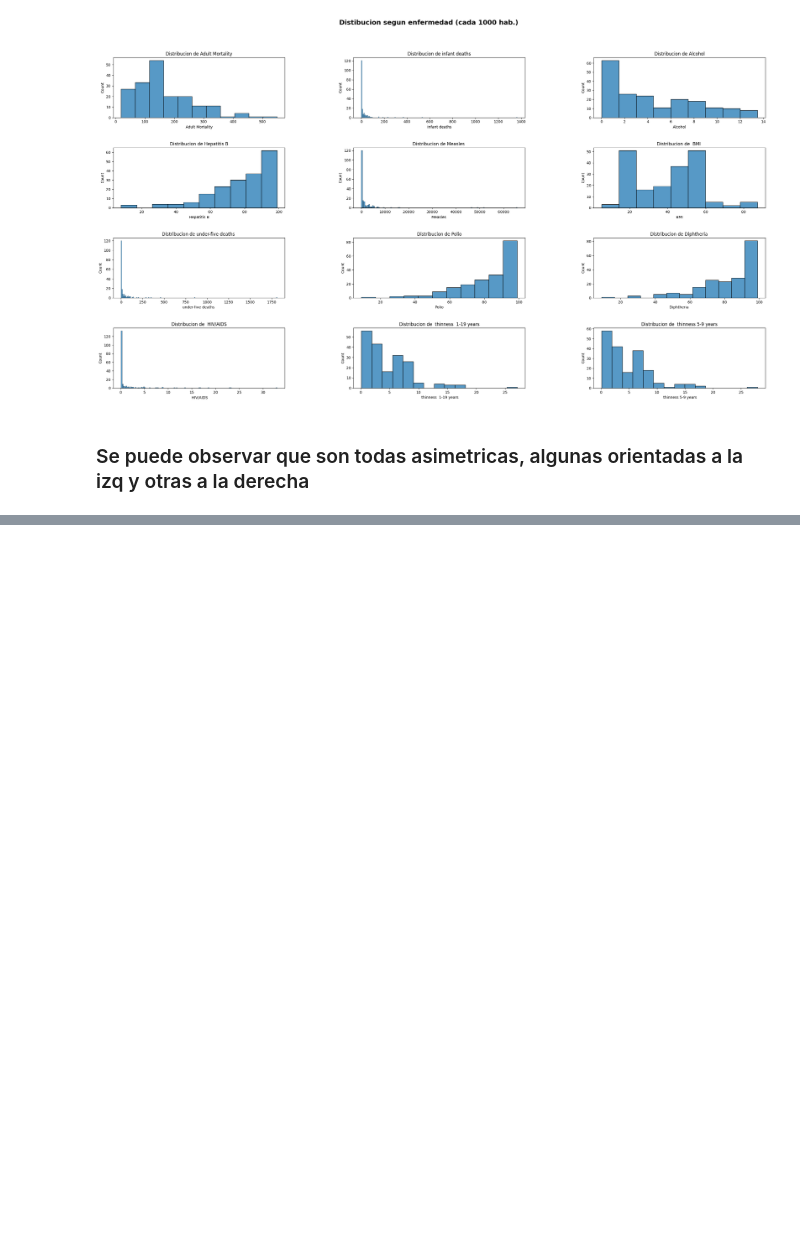
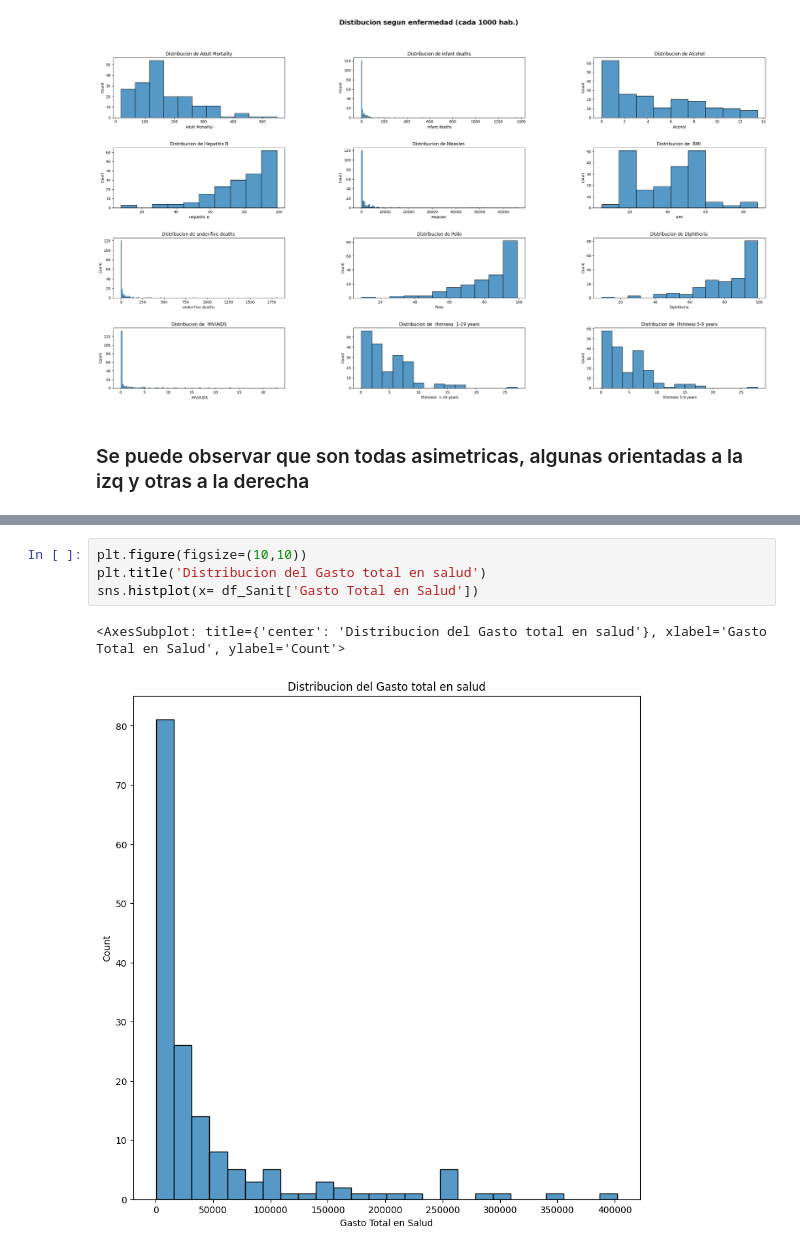
Before and after one commit to FernandoRamirez298/Data-Science-101, a Jupyter notebook: Entregas/Entrega_3/ProyectoDS_Parte1_Ramirez.ipynb, the cells around one changed output, grey strips where cells are left out. Drawn from its saved outputs; the diff is of its cells as text; blank space fills up the shorter version.

```diff
--- a/Entregas/Entrega_3/ProyectoDS_Parte1_Ramirez.ipynb
+++ b/Entregas/Entrega_3/ProyectoDS_Parte1_Ramirez.ipynb
@@ -258,0 +280,7 @@ for i in vars2:
+# %%
+plt.figure(figsize=(10,10))
+plt.title('Distribucion del Gasto total en salud')
+sns.histplot(x= df_Sanit['Gasto Total en Salud'])
+# %% [output]
+<AxesSubplot: title={'center': 'Distribucion del Gasto total en salud'}, xlabel='Gasto Total en Salud', ylabel='Count'>
+[figure, added]
```
Also changed, not shown: parts of 2 cells of this notebook.
